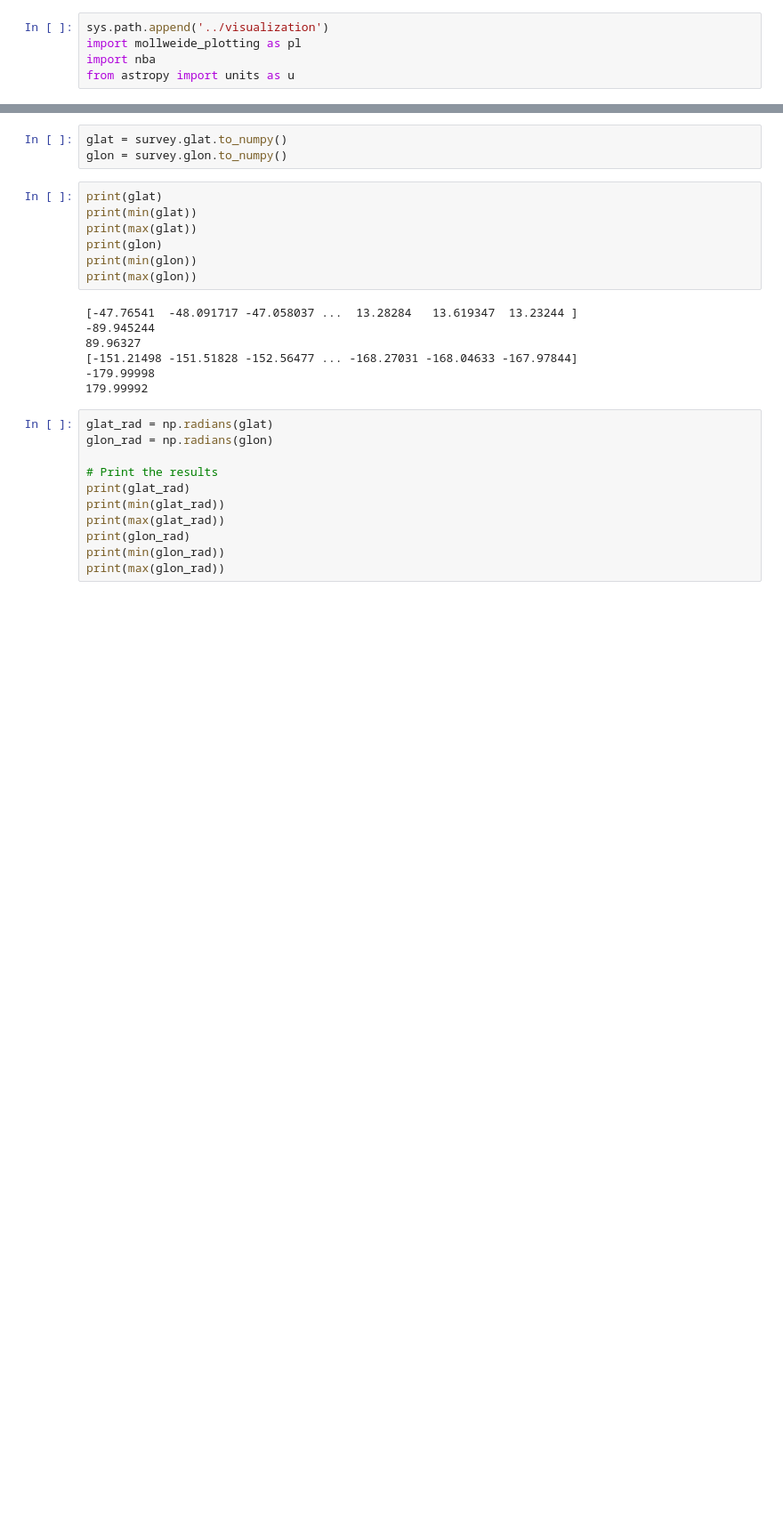
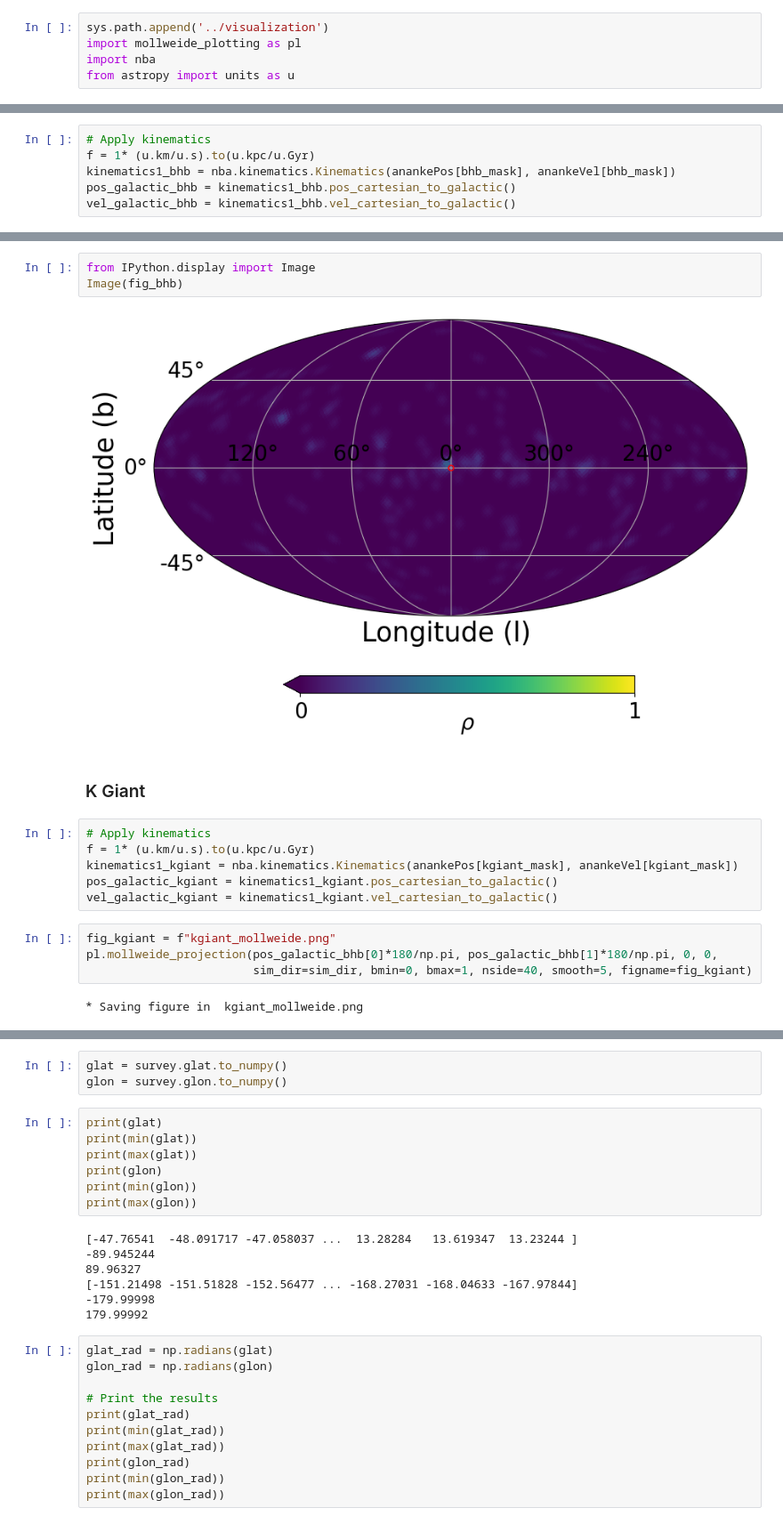
Before and after one commit to aeden2019/rubin_mw_mocks, a Jupyter notebook: src/analysis/Plots.ipynb, the cells around one changed output, grey strips where cells are left out. Shown at 89% size. Saved outputs shown, nothing was run; the diff lists cells and outputs as text; blank space fills up the shorter version.

```diff
--- a/src/analysis/Plots.ipynb
+++ b/src/analysis/Plots.ipynb
@@ -580,0 +674,6 @@ Image(figname)
+# %%
+# Apply kinematics
+f = 1* (u.km/u.s).to(u.kpc/u.Gyr)
+kinematics1_bhb = nba.kinematics.Kinematics(anankePos[bhb_mask], anankeVel[bhb_mask])
+pos_galactic_bhb = kinematics1_bhb.pos_cartesian_to_galactic()
+vel_galactic_bhb = kinematics1_bhb.vel_cartesian_to_galactic()
@@ -580,0 +686,19 @@ Image(figname)
+# %%
+from IPython.display import Image
+Image(fig_bhb)
+# %% [output]
+[figure, added]
+# %% [markdown]
+### K Giant
+# %%
+# Apply kinematics
+f = 1* (u.km/u.s).to(u.kpc/u.Gyr)
+kinematics1_kgiant = nba.kinematics.Kinematics(anankePos[kgiant_mask], anankeVel[kgiant_mask])
+pos_galactic_kgiant = kinematics1_kgiant.pos_cartesian_to_galactic()
+vel_galactic_kgiant = kinematics1_kgiant.vel_cartesian_to_galactic()
+# %%
+fig_kgiant = f"kgiant_mollweide.png"
+pl.mollweide_projection(pos_galactic_bhb[0]*180/np.pi, pos_galactic_bhb[1]*180/np.pi, 0, 0,
+                        sim_dir=sim_dir, bmin=0, bmax=1, nside=40, smooth=5, figname=fig_kgiant)
+# %% [output]
+* Saving figure in  kgiant_mollweide.png
```
Also changed, not shown: parts of 28 cells of this notebook.
